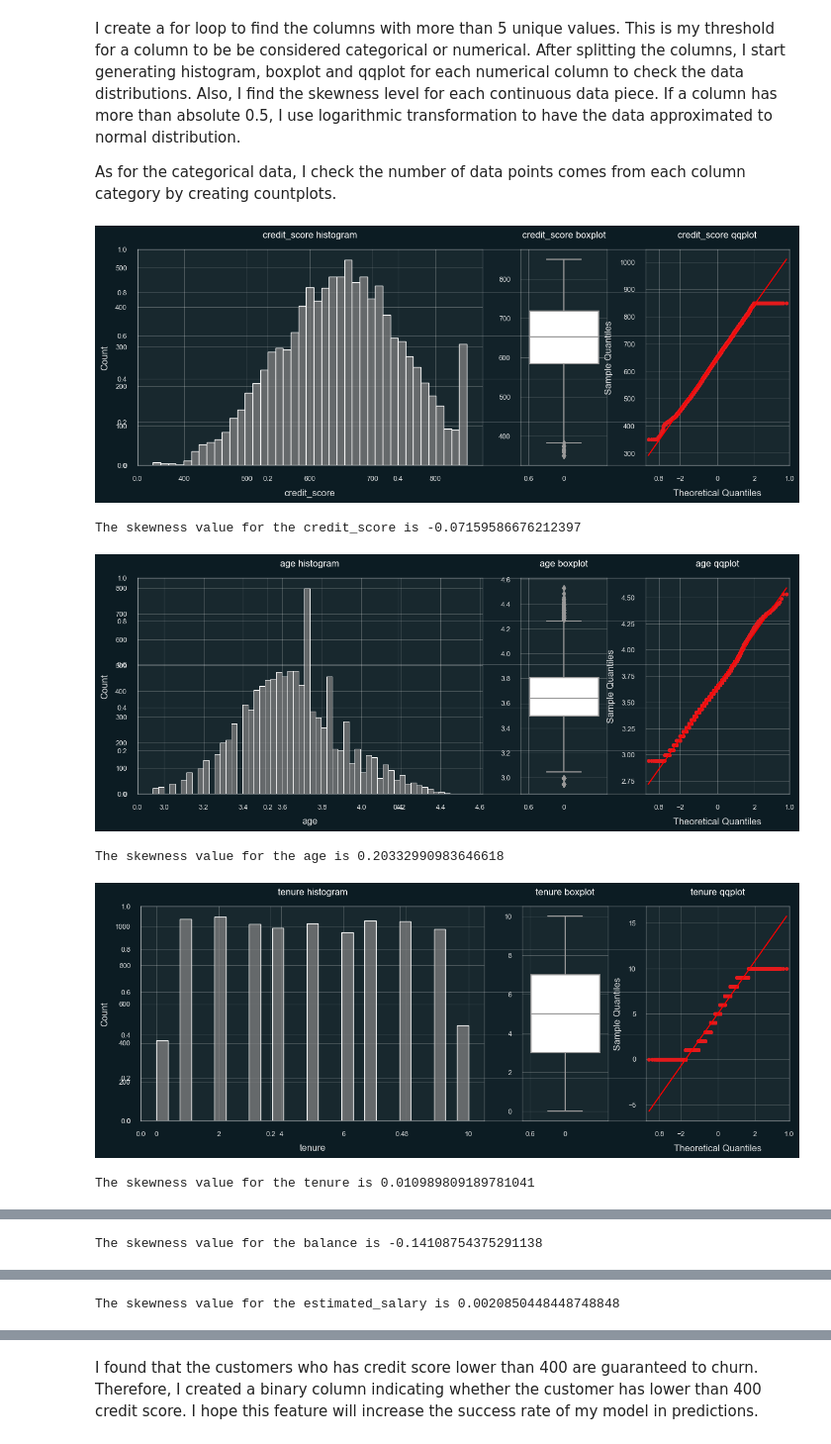
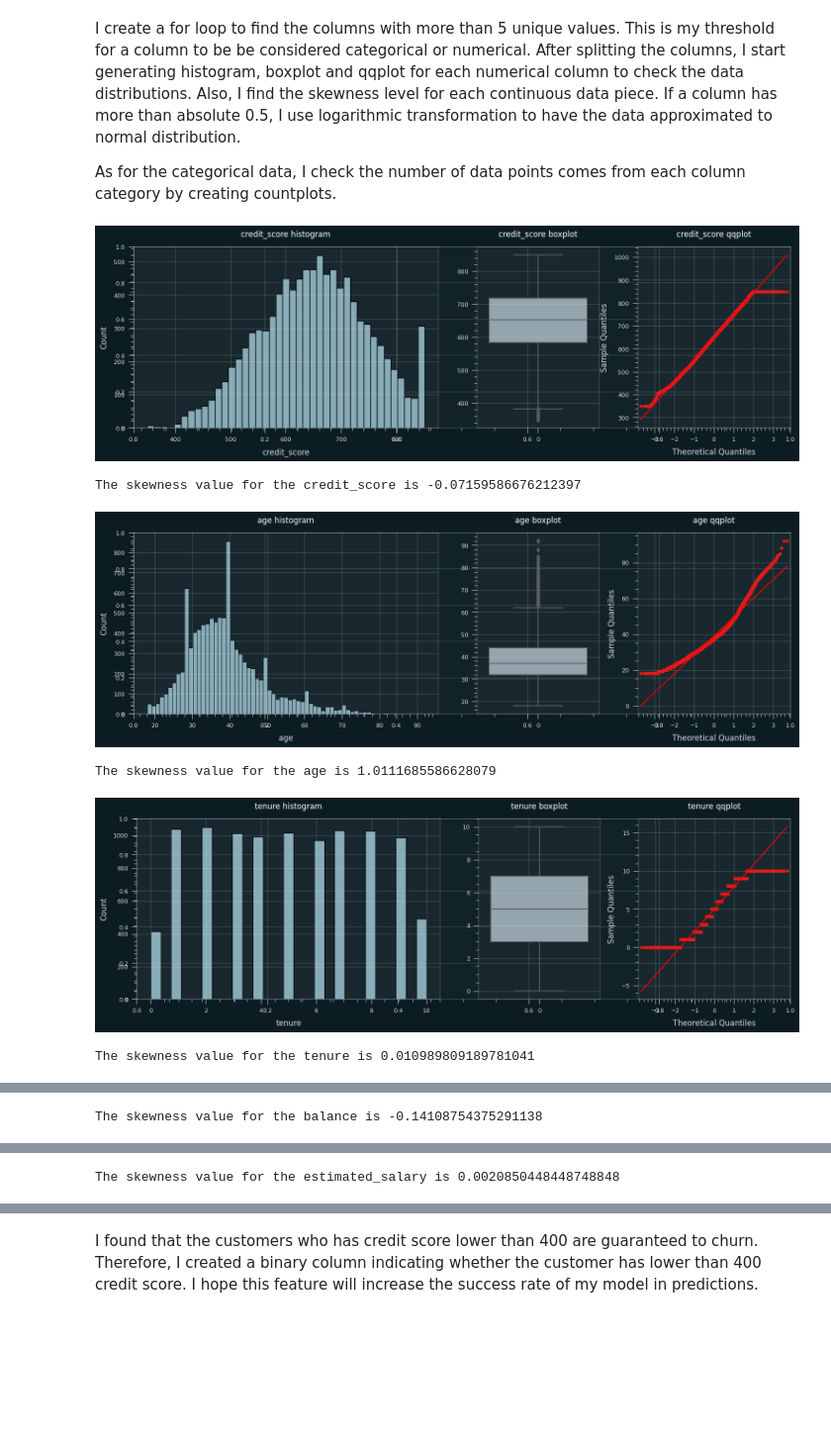
Before and after one commit to YusufGulcan/IncreasedRetention_Bank, a Jupyter notebook: churn-analysis-93.ipynb, the cells around one changed output, grey strips where cells are left out. Shown at 99% size. Saved outputs shown, nothing was run; the diff lists cells and outputs as text; code cells hidden in the pictures; blank space fills up the shorter version.

```diff
--- a/churn-analysis-93.ipynb
+++ b/churn-analysis-93.ipynb
@@ -3,13 +1,12 @@ path  = 'Bank Customer Churn Prediction.csv'
 # %%
-import numpy as np
-import pandas as pd
 import matplotlib.pyplot as plt
 import seaborn as sns
-sns.set_style('darkgrid')
-import mplcyberpunk
 from qbstyles import mpl_style
+import numpy as np # linear algebra
+import pandas as pd # data processing, CSV file I/O (e.g. pd.read_csv)
 #plt.style.use('cyberpunk')
 mpl_style(dark = True)
+#sns.set_style('darkgrid')
 from statsmodels.graphics.gofplots import qqplot
 from scipy.stats import skew
 from sklearn.feature_selection import SelectKBest
@@ -34,8 +31,12 @@ import catboost as cb
 from catboost import CatBoostClassifier
 import warnings
 warnings.filterwarnings('ignore')
+palette1 = ['#90A6B1', '#037d97','#E4591E']
+palette2 = ['#302c36', '#037d97', '#E4591E', '#C09741',
+           '#EC5B6D', '#90A6B1', '#6ca957', '#D8E3E2']
+palette3 = ['#90A6B1', '#037d97', '#C09741']
 
-df = pd.read_csv(path).iloc[:,1:]
+df = pd.read_csv('Bank Customer Churn Prediction.csv').iloc[:,1:]
 df
 # %% [output]
 |  | credit_score | country | gender | age | tenure | balance | products_number | credit_card | ... |
@@ -111,23 +112,22 @@ def split_cats_nums(dataset):
     return categoricals, numericals
 categoricals,numericals = split_cats_nums(df)
 # %%
-
 def generate_numerical_viz(data):
     for i in data[numericals]:
-        fig, axes = plt.subplots(1,3,figsize = (15,5),gridspec_kw={'width_ratios': [2.4, 0.6,1]})
-        sns.histplot(data[i],ax=axes[0],color = 'gray')
+        fig, axes = plt.subplots(1,3,figsize = (18,5),gridspec_kw={'width_ratios': [2, 0.8,1]})
+        sns.histplot(data[i],ax=axes[0],color = 'lightblue')
         axes[0].set_title(f"{i} histogram")
-        sns.boxplot(data[i],ax=axes[1],palette=["white",'yellow'])
+        sns.boxplot(data[i],ax=axes[1],palette = palette1)
         axes[1].set_title(f"{i} boxplot")
-        qqplot(data[i],ax = axes[2],line="s",)
+        qqplot(data[i],ax = axes[2],line="s")
         axes[2].set_title(f"{i} qqplot")
         plt.show()
         print(f"The skewness value for the {i} is {skew(data[i])}")
 generate_numerical_viz(df)
 # %% [output]
-[figure, old version]
+[figure, new version]
 The skewness value for the credit_score is -0.07159586676212397
-[figure, old version]
+[figure, new version]
-The skewness value for the age is 0.20332990983646618
+The skewness value for the age is 1.0111685586628079
-[figure, old version]
+[figure, new version]
 The skewness value for the tenure is 0.010989809189781041
```
Also changed, not shown: parts of 14 cells of this notebook.
